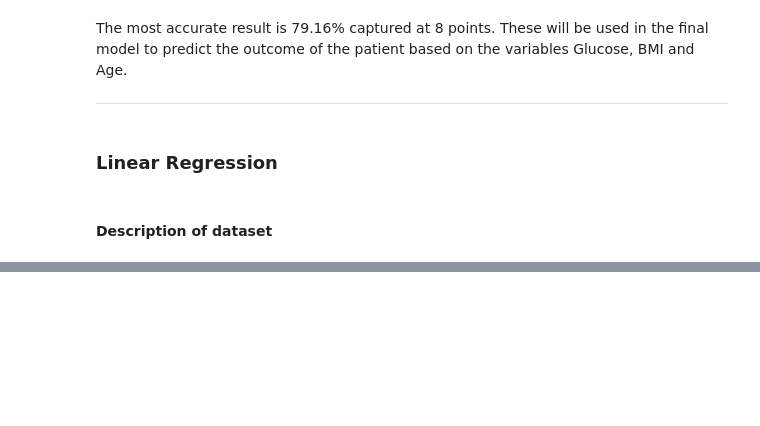
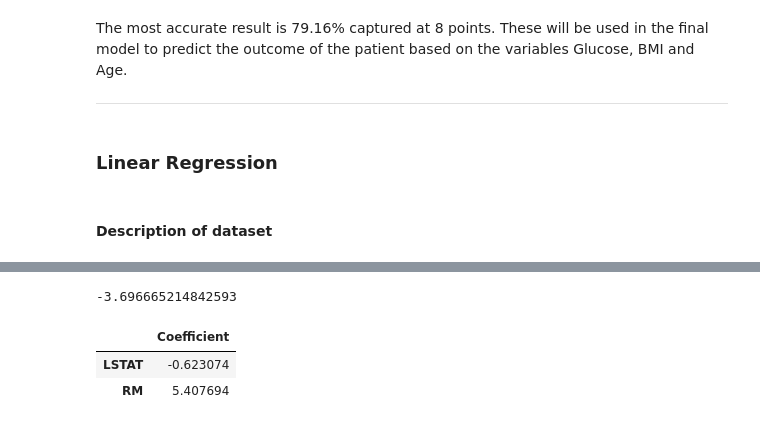
Before and after one commit to nmanley73/Machine_Learning_assessment, a Jupyter notebook: scikit-learn.ipynb, the cells around one changed output, grey strips where cells are left out. Cells and saved outputs as stored; diff of their text form; code cells hidden in the pictures; blank space fills up the shorter version.

```diff
--- a/scikit-learn.ipynb
+++ b/scikit-learn.ipynb
@@ -261,3 +352,15 @@ df.plot.scatter('RM', 'MEDV')
+# %%
+# print the intercept
+print(lr.intercept_)
+
+#Coefficients
+coeff_df = pd.DataFrame(lr.coef_,X.columns,columns=['Coefficient'])
+coeff_df
+# %% [output]
+-3.696665214842593
+|  | Coefficient |
+| LSTAT | -0.623074 |
+| RM | 5.407694 |
 # %% [markdown]
 ## References:
 
```
Also changed, not shown: parts of 24 cells of this notebook.
